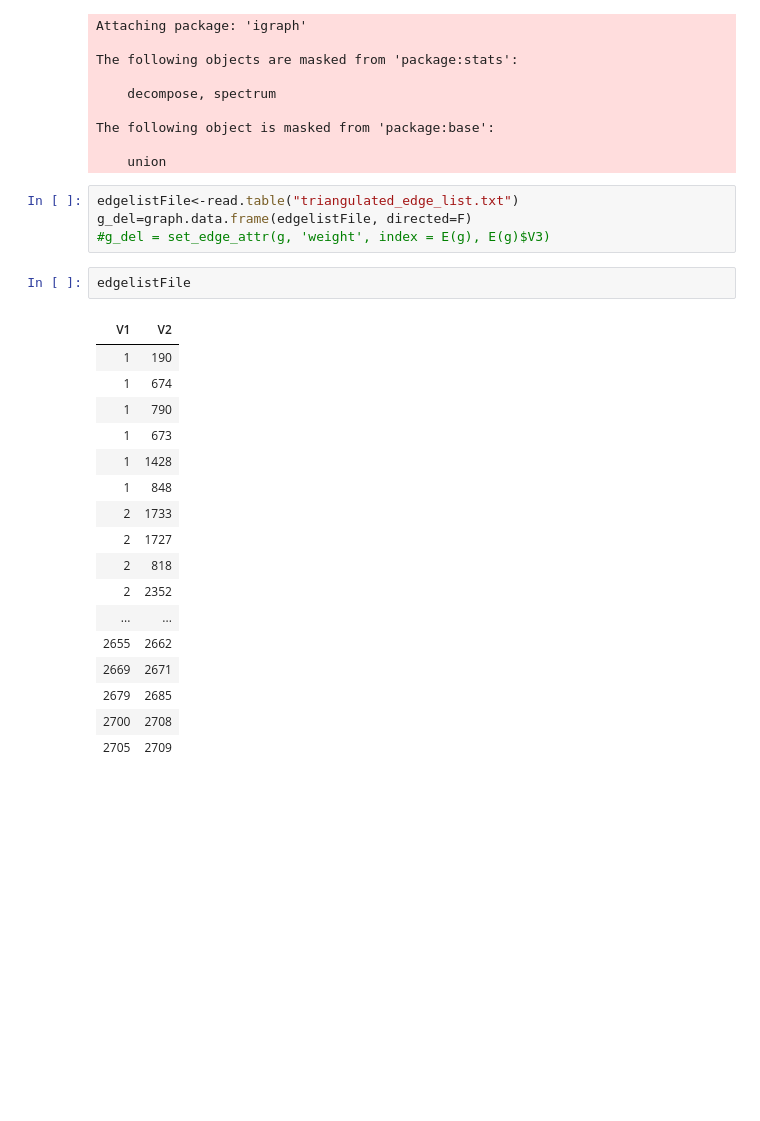
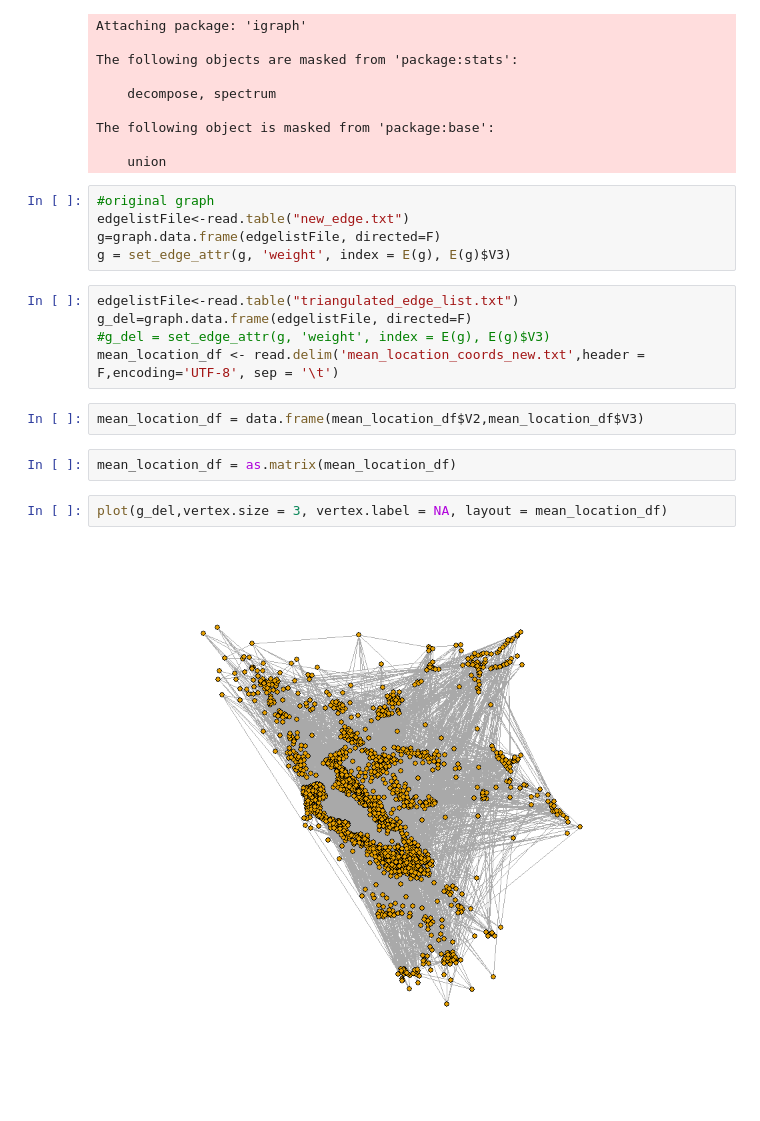
Before and after one commit to ayushdg/Graph-Algorithms, a Jupyter notebook: Q11_15_R.ipynb, the cells around one changed output. Saved outputs shown, nothing was run; the diff lists cells and outputs as text; blank space fills up the shorter version.

```diff
--- a/Q11_15_R.ipynb
+++ b/Q11_15_R.ipynb
@@ -12,27 +12,21 @@ The following objects are masked from 'package:stats':
 The following object is masked from 'package:base':
 
     union
+# %%
+#original graph
+edgelistFile<-read.table("new_edge.txt")
+g=graph.data.frame(edgelistFile, directed=F)
+g = set_edge_attr(g, 'weight', index = E(g), E(g)$V3)
 # %%
 edgelistFile<-read.table("triangulated_edge_list.txt")
 g_del=graph.data.frame(edgelistFile, directed=F)
 #g_del = set_edge_attr(g, 'weight', index = E(g), E(g)$V3)
+mean_location_df <- read.delim('mean_location_coords_new.txt',header = F,encoding='UTF-8', sep = '\t')
-# %%
-edgelistFile
-# %% [output]
-| V1 | V2 |
-| 1 | 190 |
-| 1 | 674 |
-| 1 | 790 |
-| 1 | 673 |
-| 1 | 1428 |
-| 1 | 848 |
-| 2 | 1733 |
-| 2 | 1727 |
-| 2 | 818 |
-| 2 | 2352 |
-| ... | ... |
-| 2655 | 2662 |
-| 2669 | 2671 |
-| 2679 | 2685 |
-| 2700 | 2708 |
-| 2705 | 2709 |
+# %%
+mean_location_df = data.frame(mean_location_df$V2,mean_location_df$V3)
+# %%
+mean_location_df = as.matrix(mean_location_df)
+# %%
+plot(g_del,vertex.size = 3, vertex.label = NA, layout = mean_location_df)
+# %% [output]
+[figure, added]
```
Also changed, not shown: parts of 3 cells of this notebook, 7 other files.
